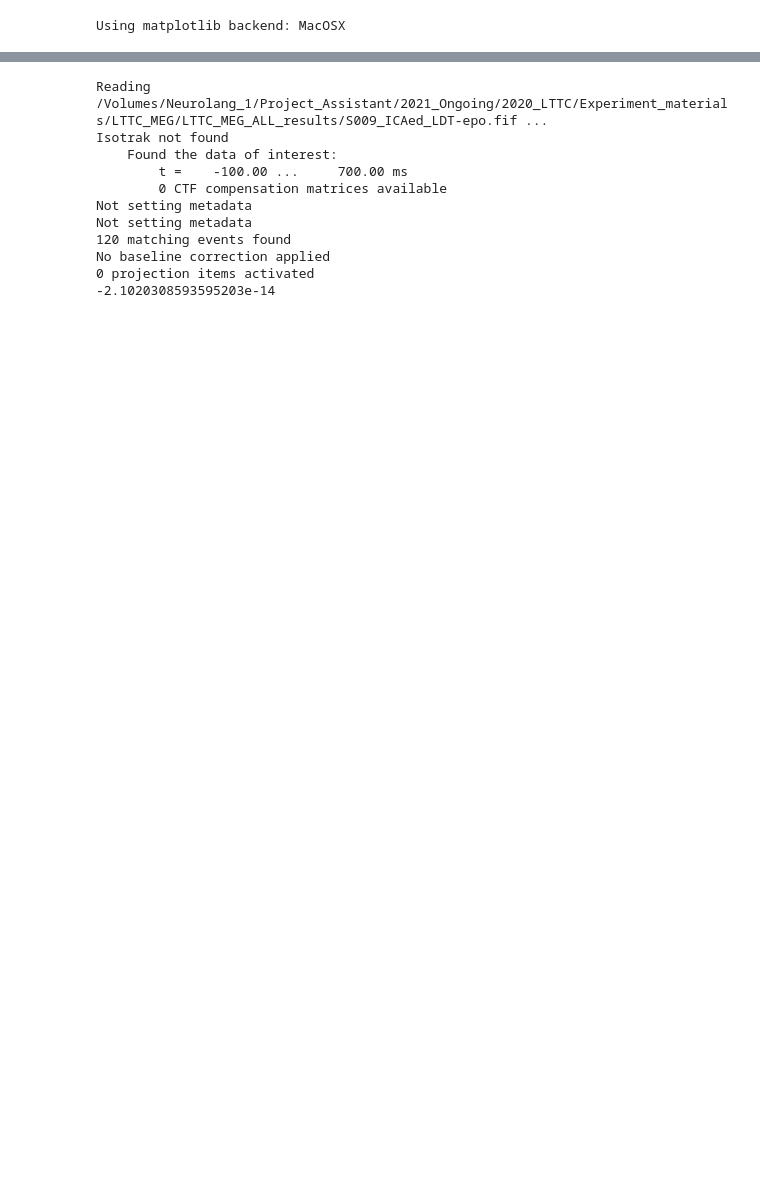
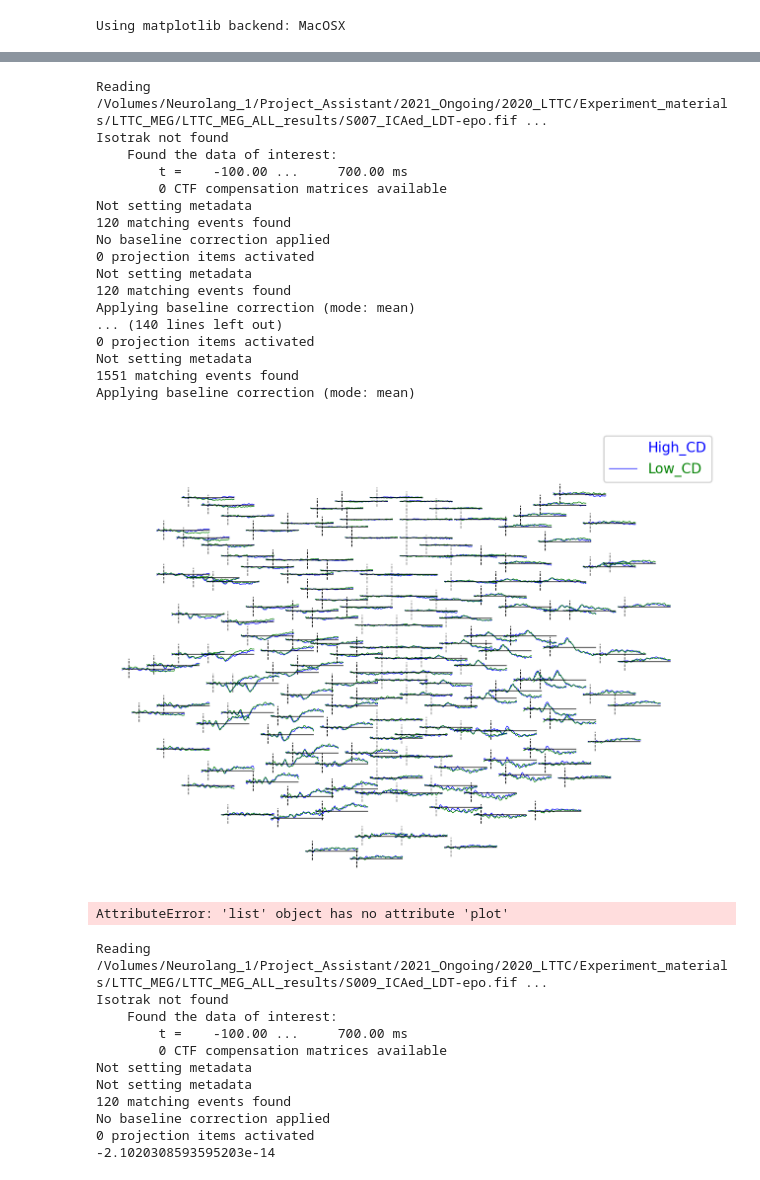
Before and after one commit to DHCLAIRE/ICN_related, a Jupyter notebook: LTTC/LTTC_MEG_evoked-Statistics.ipynb, the cells around one changed output, grey strips where cells are left out. Cells and saved outputs as stored; diff of their text form; code cells hidden in the pictures; blank space fills up the shorter version.

Commit message:
Add each channels pic show

```diff
--- a/LTTC/LTTC_MEG_evoked-Statistics.ipynb
+++ b/LTTC/LTTC_MEG_evoked-Statistics.ipynb
@@ -39,12 +39,14 @@ all_sub_evoked_meanH_LIST = []
 tmp_sub_evoked_meanL_LIST = []
 all_sub_evoked_meanL_LIST = []
 
-for idINT in range(9, 17):
+selected_subLIST = [7, 9, 10, 11, 12, 13, 14, 15, 16, 17, 20, 21, 22]
+
+for idINT in selected_subLIST:
     sub_id = idINT
 
     # Load in the epochs of each subs
     n_epoch_LDT = mne.read_epochs(meg_data_path / Path('S%.3d_ICAed_LDT-epo.fif' %sub_id))
-    n_epoch_LDT.pick('mag').crop(0.4, 0.6).pick_channels(["MEG 048"])
+    n_epoch_LDT.pick('mag').crop(0.4, 0.6).pick_channels(["MEG 011"])
 
     # Get the evoked responses from the epochs
     evoked_H = n_epoch_LDT["High_CD"].average()
@@ -149,0 +188,50 @@ Ttest_relResult(statistic=-3.766965026967068, pvalue=0.007010700615039939)
+# %%
+tmp_sub_epochsLIST = []
+all_sub_epochsLIST = []
+selected_subLIST = [7, 9, 10, 11, 12, 13, 14, 15, 16, 17, 20, 21, 22]
+
+for idINT in selected_subLIST:
+    sub_id = idINT
+    #print(sub_id)
+
+    n_epoch_LDT = mne.read_epochs(meg_data_path / Path('S%.3d_ICAed_LDT-epo.fif' %sub_id))
+    #n_epoch_LDT = n_epoch_LDTfile.load_data().get_data()
+
+    #print(n_epoch_LDTfile.info)
+    n_epoch_LDT.pick('mag')
+    tmp_sub_epochsLIST.extend([n_epoch_LDT])
+    all_sub_epochsLIST = mne.concatenate_epochs(tmp_sub_epochsLIST)
+all_sub_epochsLIST
+
+# To see the average evoked of every participants so far
+
+#evoked_C = all_sub_epochsLIST["Control"].average()
+evoked_H = all_sub_epochsLIST["High_CD"].average()
+evoked_L = all_sub_epochsLIST["Low_CD"].average()
+
+#evoked_C.comment = 'Control'
+evoked_H.comment = 'High_CD'
+evoked_L.comment = 'Low_CD'
+
+tmp = [evoked_H, evoked_L] # [evoked_H, evoked_L]evoked_C,
+colors = 'blue', 'green'  #C:'red'H:'blue'; L:'green';   # 'blue', 'green'
+mne.viz.plot_evoked_topo(tmp, color = colors)
+# %% [output]
+Reading /Volumes/Neurolang_1/Project_Assistant/2021_Ongoing/2020_LTTC/Experiment_materials/LTTC_MEG/LTTC_MEG_ALL_results/S007_ICAed_LDT-epo.fif ...
+Isotrak not found
+    Found the data of interest:
+        t =    -100.00 ...     700.00 ms
+        0 CTF compensation matrices available
+Not setting metadata
+120 matching events found
+No baseline correction applied
+0 projection items activated
+Not setting metadata
+120 matching events found
+Applying baseline correction (mode: mean)
+... (140 lines left out)
+0 projection items activated
+Not setting metadata
+1551 matching events found
+Applying baseline correction (mode: mean)
+[figure, added]
@@ -149,0 +241,14 @@ Ttest_relResult(statistic=-3.766965026967068, pvalue=0.007010700615039939)
+# %%
+# Check the resluts of some channel
+# MEG 043最大/ MEG 048_跟046一樣小/ MEG 045 ＝ MEG 044＿比046大一點/ MEG 046_小/ MEG 047_比046小
+
+MEG_046_topofig = mne.viz.plot_compare_evokeds(tmp, picks='MEG 046')
+MEG_048_topofig = mne.viz.plot_compare_evokeds(tmp, picks='MEG 048')
+MEG_008_topofig = mne.viz.plot_compare_evokeds(tmp, picks='MEG 008')
+
+mne.viz.plot_evoked_topo(tmp, picks='MEG 046')
+#MEG_048_topofig.savefig(meg_data_path / Path('MEG_048_evoked.png'), overwrite=True)
+#MEG_008_topofig.savefig(meg_data_path / Path('MEG_008_evoked.png'), overwrite=True)
+#mne.viz.plot_compare_evokeds(tmp, picks='MEG 048')
+# %% [output]
+AttributeError: 'list' object has no attribute 'plot'
```
Also changed, not shown: parts of 8 cells of this notebook.
